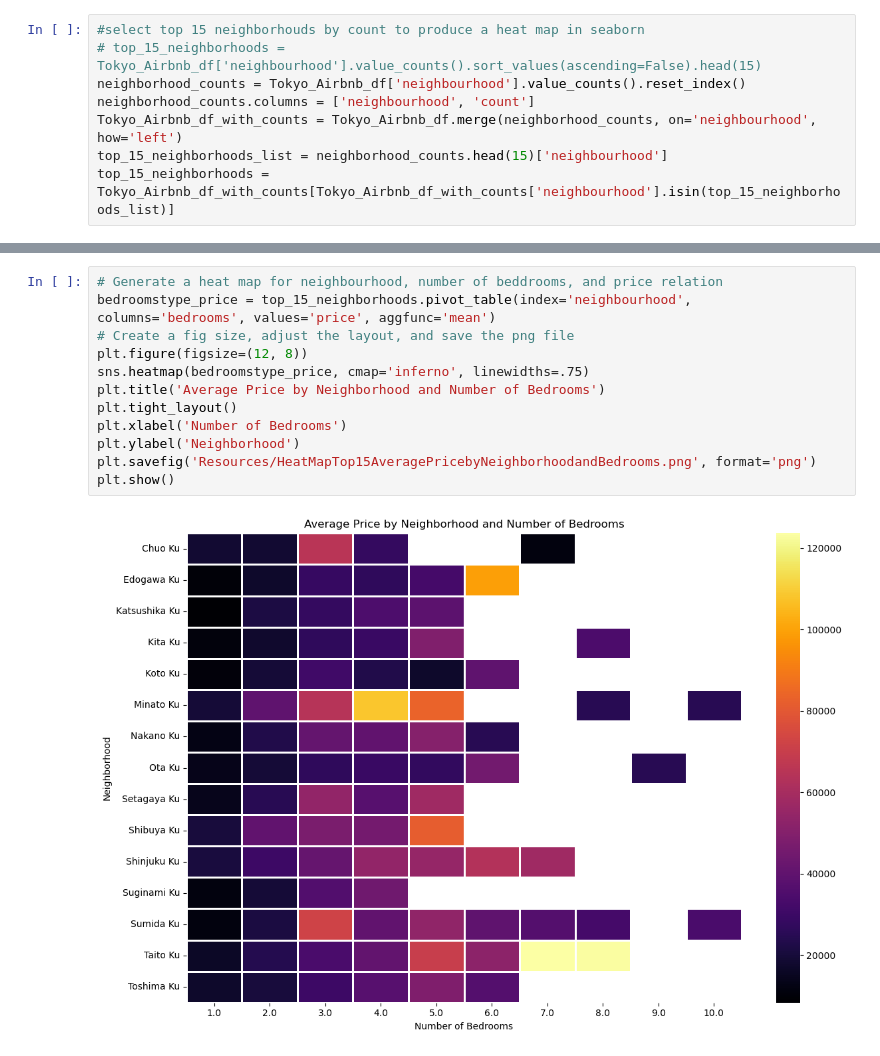
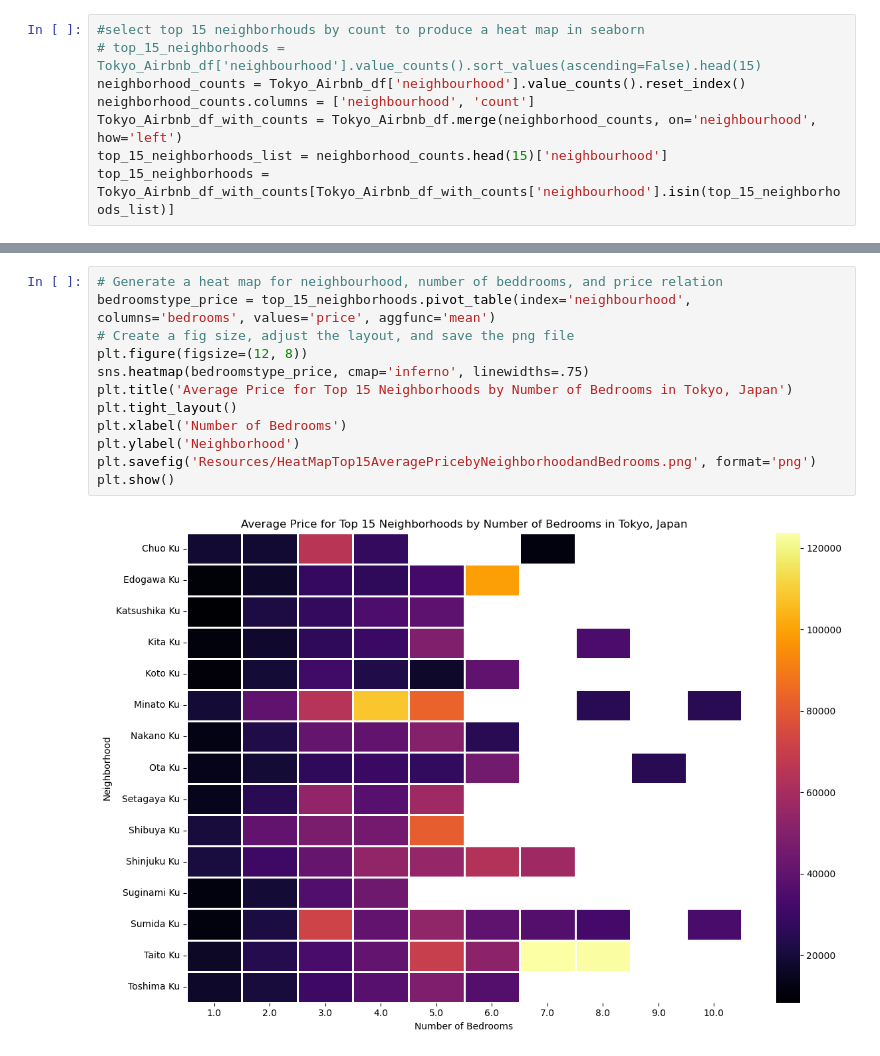
Before and after one commit to sophiagemanuel/Tokyo-Airbnb, a Jupyter notebook: Heatmap_Tokyo_Airbnb.ipynb, the cells around one changed output, grey strips where cells are left out. Drawn from its saved outputs; the diff is of its cells as text.

```diff
--- a/Heatmap_Tokyo_Airbnb.ipynb
+++ b/Heatmap_Tokyo_Airbnb.ipynb
@@ -69,14 +69,14 @@ plt.show()
 # %%
 # Generate a heat map for neighbourhood, number of beddrooms, and price relation
 bedroomstype_price = top_15_neighborhoods.pivot_table(index='neighbourhood', columns='bedrooms', values='price', aggfunc='mean')
 # Create a fig size, adjust the layout, and save the png file
 plt.figure(figsize=(12, 8))
 sns.heatmap(bedroomstype_price, cmap='inferno', linewidths=.75)
-plt.title('Average Price by Neighborhood and Number of Bedrooms')
+plt.title('Average Price for Top 15 Neighborhoods by Number of Bedrooms in Tokyo, Japan')
 plt.tight_layout()
 plt.xlabel('Number of Bedrooms')
 plt.ylabel('Neighborhood')
 plt.savefig('Resources/HeatMapTop15AveragePricebyNeighborhoodandBedrooms.png', format='png')
 plt.show()
 # %% [output]
-[figure, old version]
+[figure, new version]
```
Also changed, not shown: parts of 2 cells of this notebook, 13 other files.
